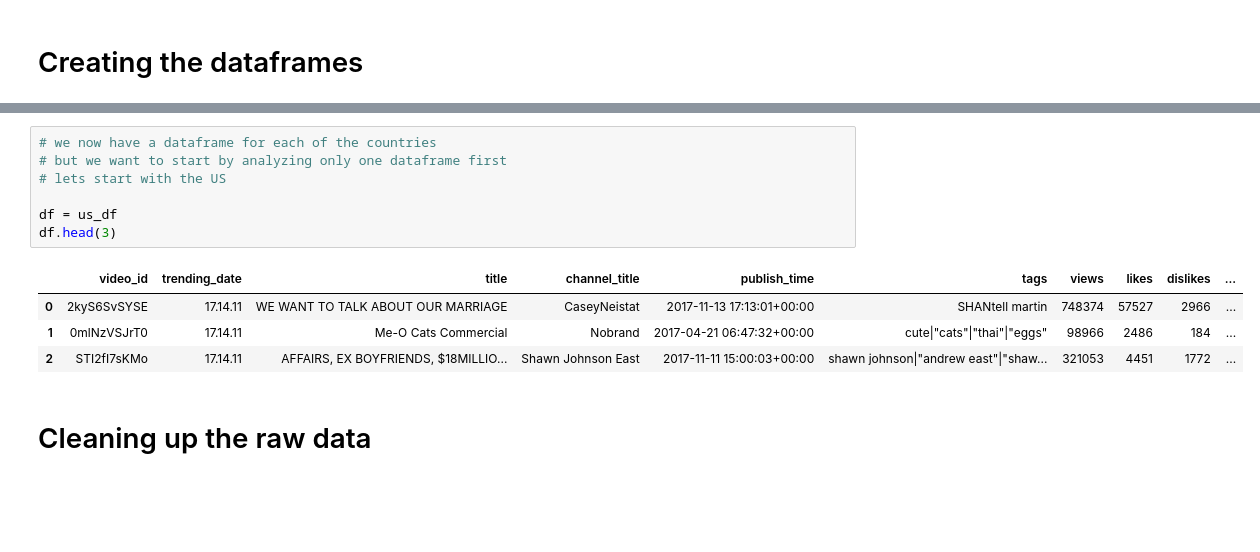
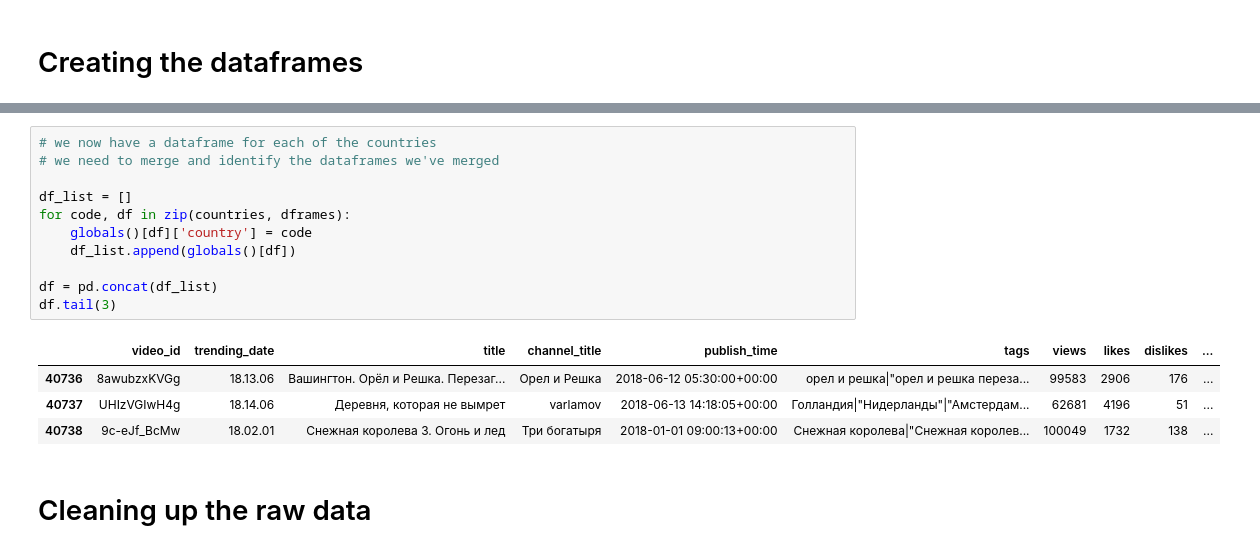
Before and after one commit to danielosetiawan/YouTube-EDA, a Jupyter notebook: youtube ipynb.ipynb, the cells around one changed output, grey strips where cells are left out. Cells and saved outputs as stored; diff of their text form; blank space fills up the shorter version.

```diff
--- a/youtube ipynb.ipynb
+++ b/youtube ipynb.ipynb
@@ -21,14 +28,18 @@ for code, df in zip(countries, dframes):
 # %%
 # we now have a dataframe for each of the countries
-# but we want to start by analyzing only one dataframe first
-# lets start with the US
+# we need to merge and identify the dataframes we've merged
 
-df = us_df
-df.head(3)
+df_list = []
+for code, df in zip(countries, dframes):
+    globals()[df]['country'] = code
+    df_list.append(globals()[df])
+
+df = pd.concat(df_list)
+df.tail(3)
 # %% [output]
 |  | video_id | trending_date | title | channel_title | publish_time | tags | views | likes | dislikes | ... |
-| 0 | 2kyS6SvSYSE | 17.14.11 | WE WANT TO TALK ABOUT OUR MARRIAGE | CaseyNeistat | 2017-11-13 17:13:01+00:00 | SHANtell martin | 748374 | 57527 | 2966 | ... |
-| 1 | 0mlNzVSJrT0 | 17.14.11 | Me-O Cats Commercial | Nobrand | 2017-04-21 06:47:32+00:00 | cute|"cats"|"thai"|"eggs" | 98966 | 2486 | 184 | ... |
-| 2 | STI2fI7sKMo | 17.14.11 | AFFAIRS, EX BOYFRIENDS, $18MILLIO... | Shawn Johnson East | 2017-11-11 15:00:03+00:00 | shawn johnson|"andrew east"|"shaw... | 321053 | 4451 | 1772 | ... |
+| 40736 | 8awubzxKVGg | 18.13.06 | Вашингтон. Орёл и Решка. Перезаг... | Орел и Решка | 2018-06-12 05:30:00+00:00 | орел и решка|"орел и решка переза... | 99583 | 2906 | 176 | ... |
+| 40737 | UHIzVGIwH4g | 18.14.06 | Деревня, которая не вымрет | varlamov | 2018-06-13 14:18:05+00:00 | Голландия|"Нидерланды"|"Амстердам... | 62681 | 4196 | 51 | ... |
+| 40738 | 9c-eJf_BcMw | 18.02.01 | Снежная королева 3. Огонь и лед | Три богатыря | 2018-01-01 09:00:13+00:00 | Снежная королева|"Снежная королев... | 100049 | 1732 | 138 | ... |
 # %% [markdown]
 # Cleaning up the raw data
```
Also changed, not shown: parts of 20 cells of this notebook.
